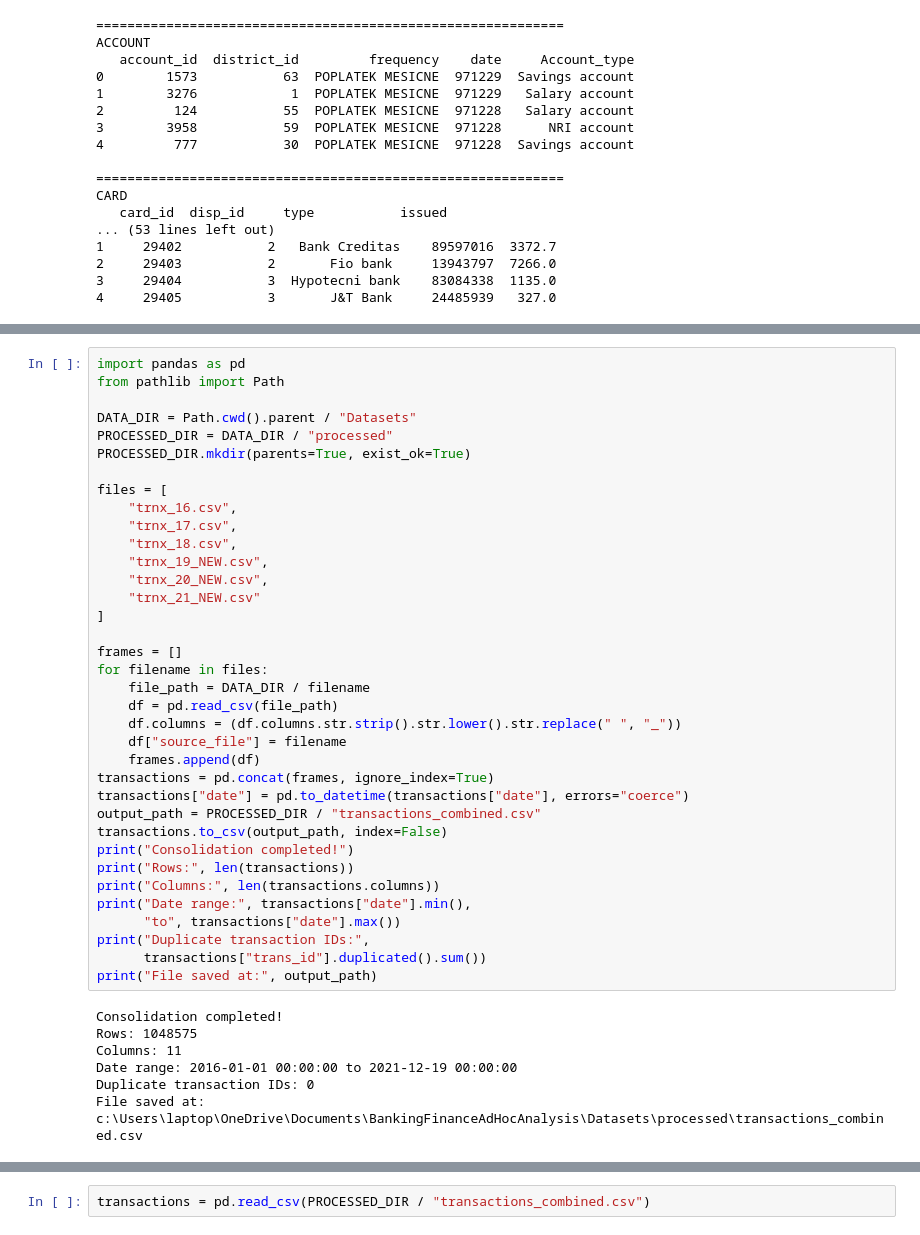
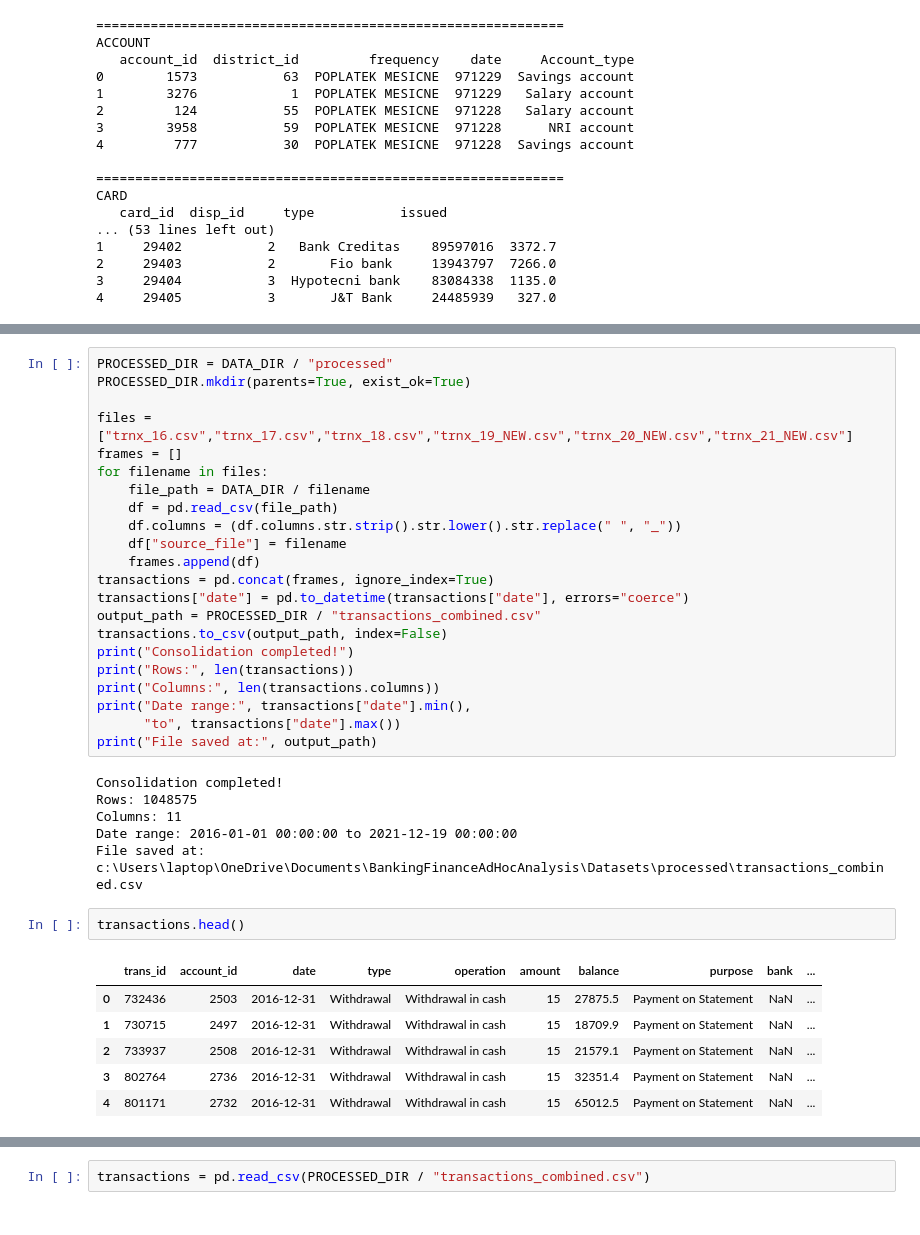
Before and after one commit to khyatiDataQuests/Banking-Finace-Adhoc-Analysis, a Jupyter notebook: Notebooks/data understanding.ipynb, the cells around one changed output, grey strips where cells are left out. Cells and saved outputs as stored; diff of their text form.

```diff
--- a/Notebooks/data understanding.ipynb
+++ b/Notebooks/data understanding.ipynb
@@ -80,20 +109,8 @@ CARD
 # %%
-import pandas as pd
-from pathlib import Path
-
-DATA_DIR = Path.cwd().parent / "Datasets"
 PROCESSED_DIR = DATA_DIR / "processed"
 PROCESSED_DIR.mkdir(parents=True, exist_ok=True)
 
-files = [
-    "trnx_16.csv",
-    "trnx_17.csv",
-    "trnx_18.csv",
-    "trnx_19_NEW.csv",
-    "trnx_20_NEW.csv",
-    "trnx_21_NEW.csv"
-]
-
+files = ["trnx_16.csv","trnx_17.csv","trnx_18.csv","trnx_19_NEW.csv","trnx_20_NEW.csv","trnx_21_NEW.csv"]
 frames = []
 for filename in files:
     file_path = DATA_DIR / filename
@@ -110,13 +127,19 @@ print("Rows:", len(transactions))
 print("Columns:", len(transactions.columns))
 print("Date range:", transactions["date"].min(),
       "to", transactions["date"].max())
-print("Duplicate transaction IDs:",
-      transactions["trans_id"].duplicated().sum())
 print("File saved at:", output_path)
 # %% [output]
 Consolidation completed!
 Rows: 1048575
 Columns: 11
 Date range: 2016-01-01 00:00:00 to 2021-12-19 00:00:00
-Duplicate transaction IDs: 0
 File saved at: c:\Users\laptop\OneDrive\Documents\BankingFinanceAdHocAnalysis\Datasets\processed\transactions_combined.csv
+# %%
+transactions.head()
+# %% [output]
+|  | trans_id | account_id | date | type | operation | amount | balance | purpose | bank | ... |
+| 0 | 732436 | 2503 | 2016-12-31 | Withdrawal | Withdrawal in cash | 15 | 27875.5 | Payment on Statement | NaN | ... |
+| 1 | 730715 | 2497 | 2016-12-31 | Withdrawal | Withdrawal in cash | 15 | 18709.9 | Payment on Statement | NaN | ... |
+| 2 | 733937 | 2508 | 2016-12-31 | Withdrawal | Withdrawal in cash | 15 | 21579.1 | Payment on Statement | NaN | ... |
+| 3 | 802764 | 2736 | 2016-12-31 | Withdrawal | Withdrawal in cash | 15 | 32351.4 | Payment on Statement | NaN | ... |
+| 4 | 801171 | 2732 | 2016-12-31 | Withdrawal | Withdrawal in cash | 15 | 65012.5 | Payment on Statement | NaN | ... |
```
Also changed, not shown: parts of 18 cells of this notebook, 3 other files.
